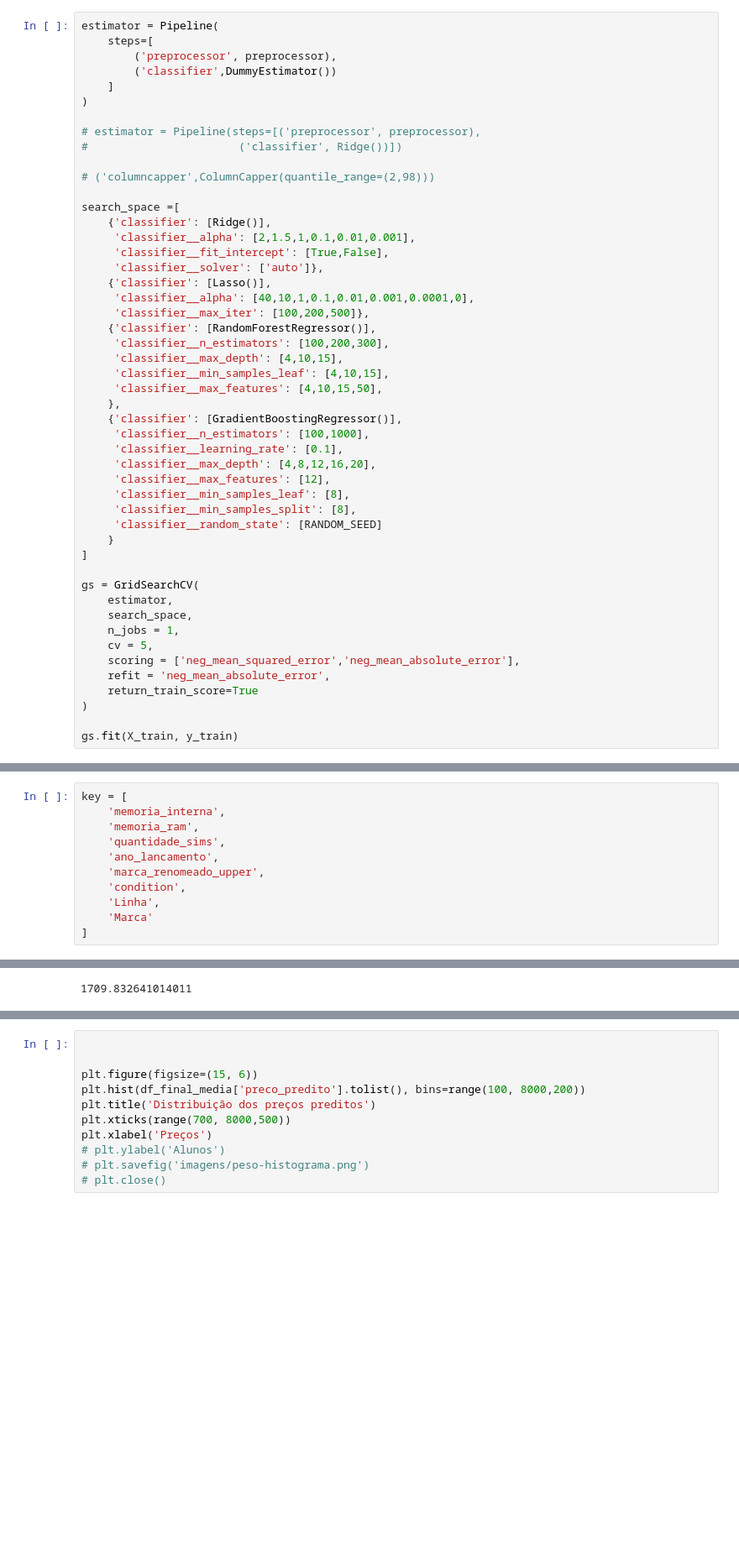
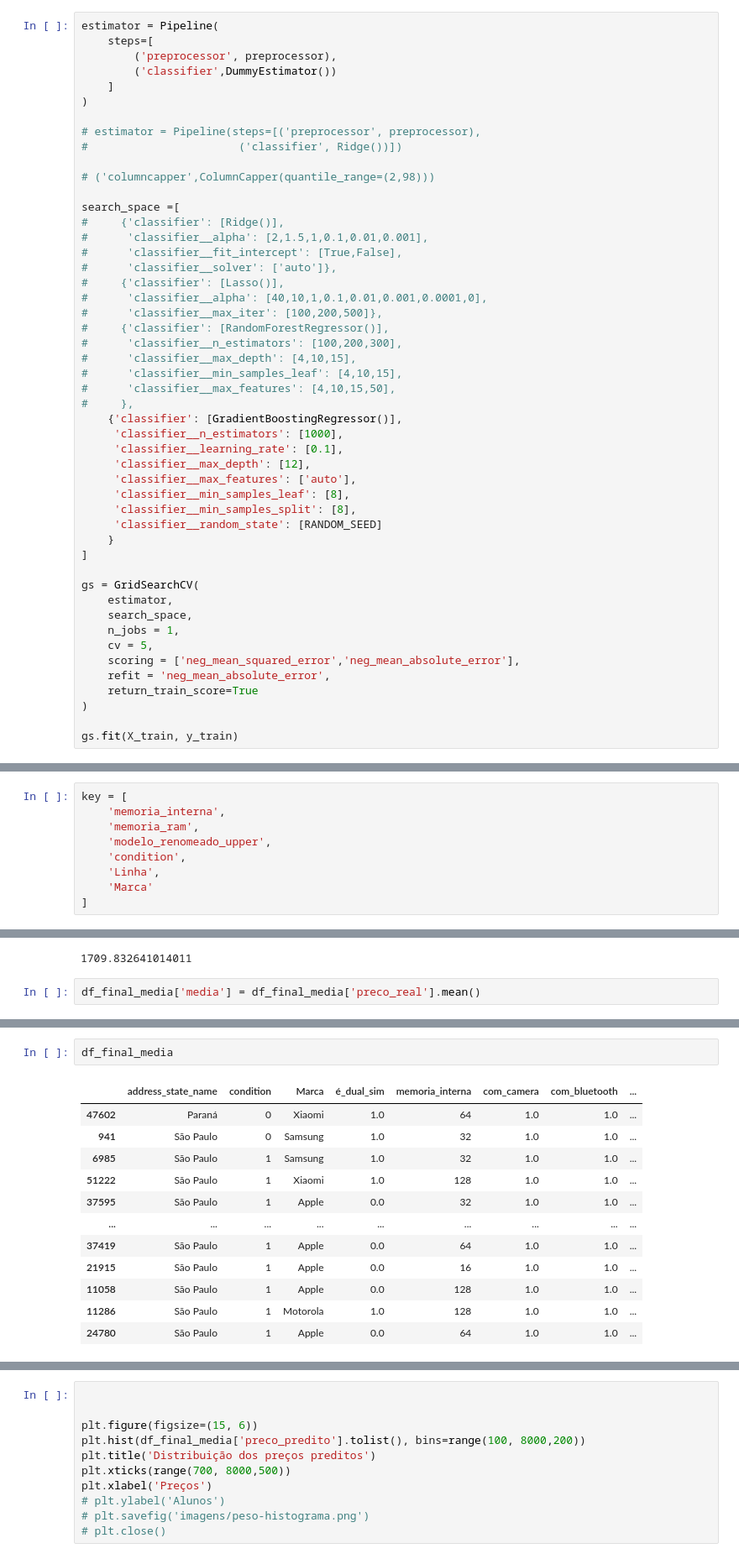
Before and after one commit to lucasobispo/precificacao_mercadolivre_tcc, a Jupyter notebook: Jupyer-Notebooks/2.0 Modelagem.ipynb, the cells around one changed output, grey strips where cells are left out. Shown at 84% size. Drawn from its saved outputs; the diff is of its cells as text; blank space fills up the shorter version.

```diff
--- a/Jupyer-Notebooks/2.0 Modelagem.ipynb
+++ b/Jupyer-Notebooks/2.0 Modelagem.ipynb
@@ -2604,24 +3212,24 @@ estimator = Pipeline(
 # ('columncapper',ColumnCapper(quantile_range=(2,98)))
 
 search_space =[
-    {'classifier': [Ridge()],
-     'classifier__alpha': [2,1.5,1,0.1,0.01,0.001],
-     'classifier__fit_intercept': [True,False],
-     'classifier__solver': ['auto']},
-    {'classifier': [Lasso()],
-     'classifier__alpha': [40,10,1,0.1,0.01,0.001,0.0001,0],
-     'classifier__max_iter': [100,200,500]},
-    {'classifier': [RandomForestRegressor()],
-     'classifier__n_estimators': [100,200,300],
-     'classifier__max_depth': [4,10,15],
-     'classifier__min_samples_leaf': [4,10,15],
-     'classifier__max_features': [4,10,15,50],
-    },
+#     {'classifier': [Ridge()],
+#      'classifier__alpha': [2,1.5,1,0.1,0.01,0.001],
+#      'classifier__fit_intercept': [True,False],
+#      'classifier__solver': ['auto']},
+#     {'classifier': [Lasso()],
+#      'classifier__alpha': [40,10,1,0.1,0.01,0.001,0.0001,0],
+#      'classifier__max_iter': [100,200,500]},
+#     {'classifier': [RandomForestRegressor()],
+#      'classifier__n_estimators': [100,200,300],
+#      'classifier__max_depth': [4,10,15],
+#      'classifier__min_samples_leaf': [4,10,15],
+#      'classifier__max_features': [4,10,15,50],
+#     },
     {'classifier': [GradientBoostingRegressor()],
-     'classifier__n_estimators': [100,1000],
+     'classifier__n_estimators': [1000],
      'classifier__learning_rate': [0.1],
-     'classifier__max_depth': [4,8,12,16,20],
-     'classifier__max_features': [12],
+     'classifier__max_depth': [12],
+     'classifier__max_features': ['auto'],
      'classifier__min_samples_leaf': [8],
      'classifier__min_samples_split': [8],
      'classifier__random_state': [RANDOM_SEED]
@@ -2711,9 +3411,7 @@ estat['preco_real'] = y_test
 key = [
     'memoria_interna',
     'memoria_ram',
-    'quantidade_sims',
-    'ano_lancamento',
-    'marca_renomeado_upper',
+    'modelo_renomeado_upper',
     'condition',
     'Linha',
     'Marca'
@@ -2733,6 +3429,8 @@ df_final_media['media'].std ()
 df_final_media['preco_predito'].std ()
 # %% [output]
 1709.832641014011
+# %%
+df_final_media['media'] = df_final_media['preco_real'].mean()
 # %%
 from sklearn.metrics import mean_absolute_error as mae
 
@@ -2745,0 +3444,15 @@ mae(df_final_media['preco_real'].tolist(), df_final_media['media'].tolist())
+# %%
+df_final_media
+# %% [output]
+|  | address_state_name | condition | Marca | é_dual_sim | memoria_interna | com_camera | com_bluetooth | ... |
+| 47602 | Paraná | 0 | Xiaomi | 1.0 | 64 | 1.0 | 1.0 | ... |
+| 941 | São Paulo | 0 | Samsung | 1.0 | 32 | 1.0 | 1.0 | ... |
+| 6985 | São Paulo | 1 | Samsung | 1.0 | 32 | 1.0 | 1.0 | ... |
+| 51222 | São Paulo | 1 | Xiaomi | 1.0 | 128 | 1.0 | 1.0 | ... |
+| 37595 | São Paulo | 1 | Apple | 0.0 | 32 | 1.0 | 1.0 | ... |
+| ... | ... | ... | ... | ... | ... | ... | ... | ... |
+| 37419 | São Paulo | 1 | Apple | 0.0 | 64 | 1.0 | 1.0 | ... |
+| 21915 | São Paulo | 1 | Apple | 0.0 | 16 | 1.0 | 1.0 | ... |
+| 11058 | São Paulo | 1 | Apple | 0.0 | 128 | 1.0 | 1.0 | ... |
+| 11286 | São Paulo | 1 | Motorola | 1.0 | 128 | 1.0 | 1.0 | ... |
+| 24780 | São Paulo | 1 | Apple | 0.0 | 64 | 1.0 | 1.0 | ... |
```
Also changed, not shown: parts of 40 cells of this notebook, 1 other file.
